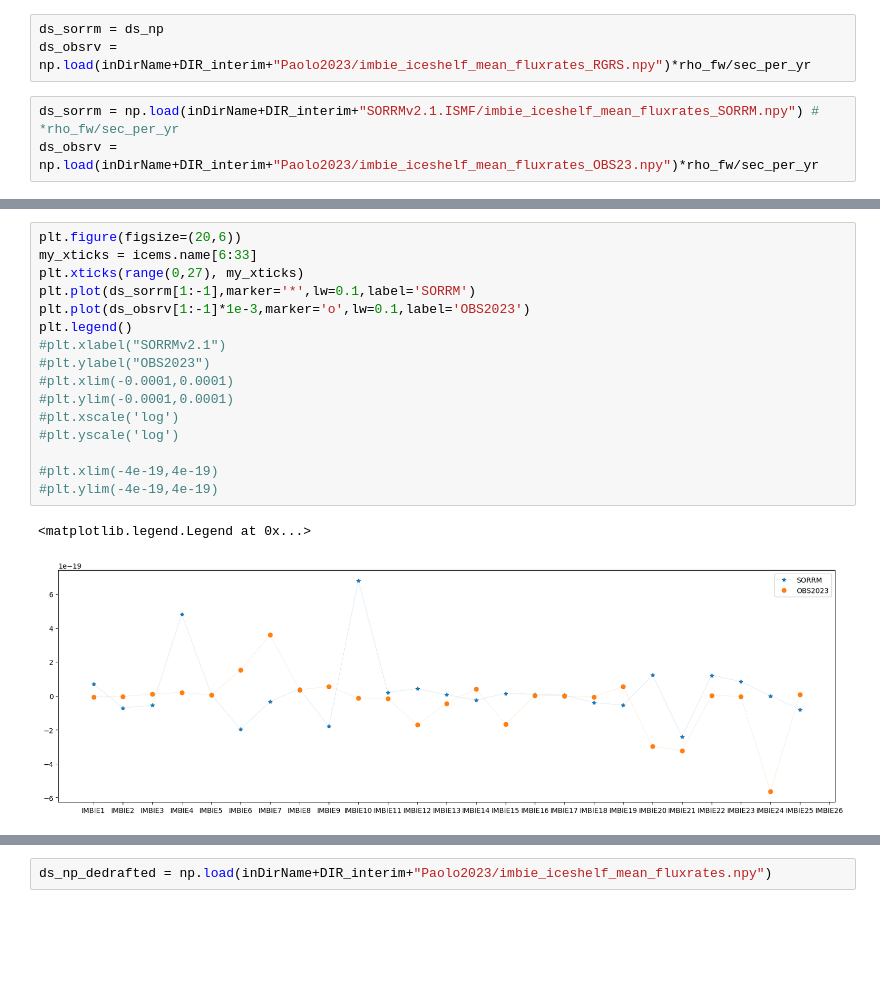
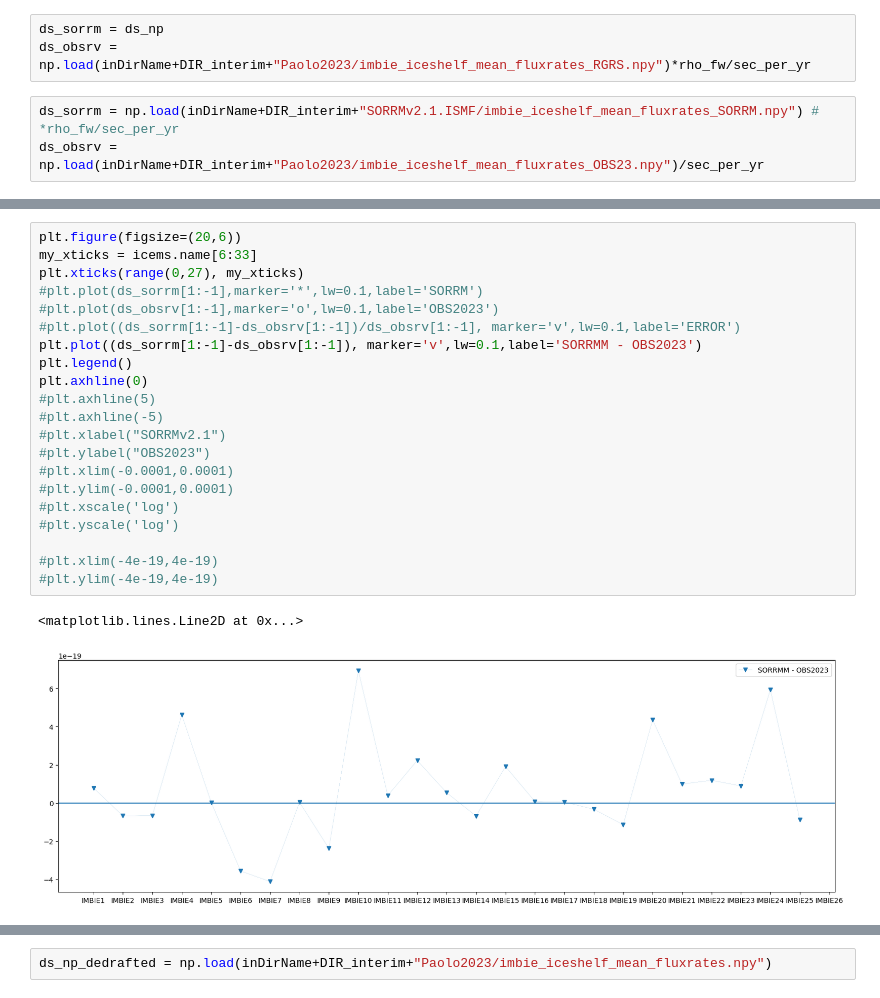
Before and after one commit to mshiv/aislens_emulation, a Jupyter notebook: notebooks/21-sm-bias-correction.ipynb, the cells around one changed output, grey strips where cells are left out. Saved outputs shown, nothing was run; the diff lists cells and outputs as text; blank space fills up the shorter version.

```diff
--- a/notebooks/21-sm-bias-correction.ipynb
+++ b/notebooks/21-sm-bias-correction.ipynb
@@ -340,5 +336,5 @@ ds_sorrm = ds_np
 ds_obsrv = np.load(inDirName+DIR_interim+"Paolo2023/imbie_iceshelf_mean_fluxrates_RGRS.npy")*rho_fw/sec_per_yr
 # %%
 ds_sorrm = np.load(inDirName+DIR_interim+"SORRMv2.1.ISMF/imbie_iceshelf_mean_fluxrates_SORRM.npy") # *rho_fw/sec_per_yr
-ds_obsrv = np.load(inDirName+DIR_interim+"Paolo2023/imbie_iceshelf_mean_fluxrates_OBS23.npy")*rho_fw/sec_per_yr
+ds_obsrv = np.load(inDirName+DIR_interim+"Paolo2023/imbie_iceshelf_mean_fluxrates_OBS23.npy")/sec_per_yr
 # %%
@@ -372,19 +361,24 @@ plt.legend()
 # %%
 plt.figure(figsize=(20,6))
 my_xticks = icems.name[6:33]
 plt.xticks(range(0,27), my_xticks)
-plt.plot(ds_sorrm[1:-1],marker='*',lw=0.1,label='SORRM')
-plt.plot(ds_obsrv[1:-1]*1e-3,marker='o',lw=0.1,label='OBS2023')
+#plt.plot(ds_sorrm[1:-1],marker='*',lw=0.1,label='SORRM')
+#plt.plot(ds_obsrv[1:-1],marker='o',lw=0.1,label='OBS2023')
+#plt.plot((ds_sorrm[1:-1]-ds_obsrv[1:-1])/ds_obsrv[1:-1], marker='v',lw=0.1,label='ERROR')
+plt.plot((ds_sorrm[1:-1]-ds_obsrv[1:-1]), marker='v',lw=0.1,label='SORRMM - OBS2023')
 plt.legend()
+plt.axhline(0)
+#plt.axhline(5)
+#plt.axhline(-5)
 #plt.xlabel("SORRMv2.1")
 #plt.ylabel("OBS2023")
 #plt.xlim(-0.0001,0.0001)
 #plt.ylim(-0.0001,0.0001)
 #plt.xscale('log')
 #plt.yscale('log')
 
 #plt.xlim(-4e-19,4e-19)
 #plt.ylim(-4e-19,4e-19)
 # %% [output]
-<matplotlib.legend.Legend at 0x...>
+<matplotlib.lines.Line2D at 0x...>
-[figure, old version]
+[figure, new version]
```
Also changed, not shown: parts of 14 cells of this notebook, 3 other files.
